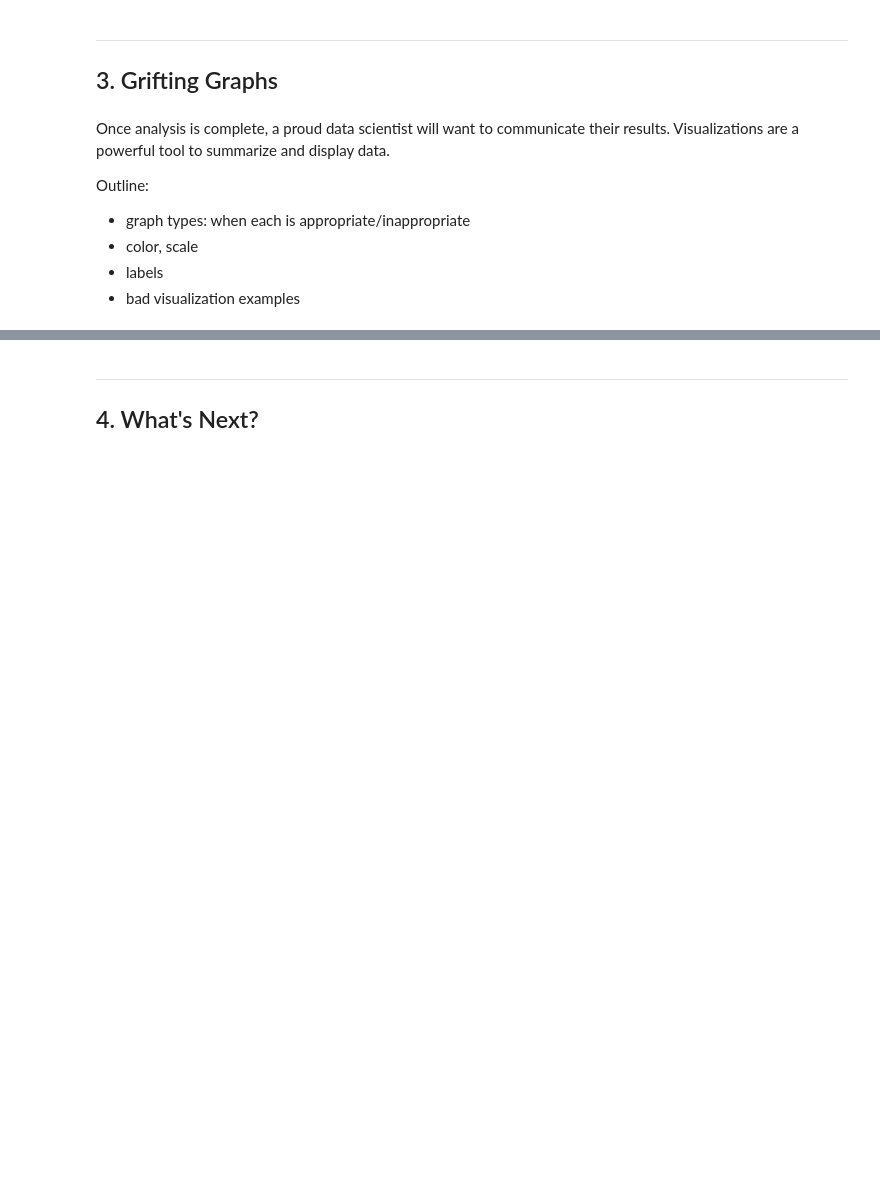
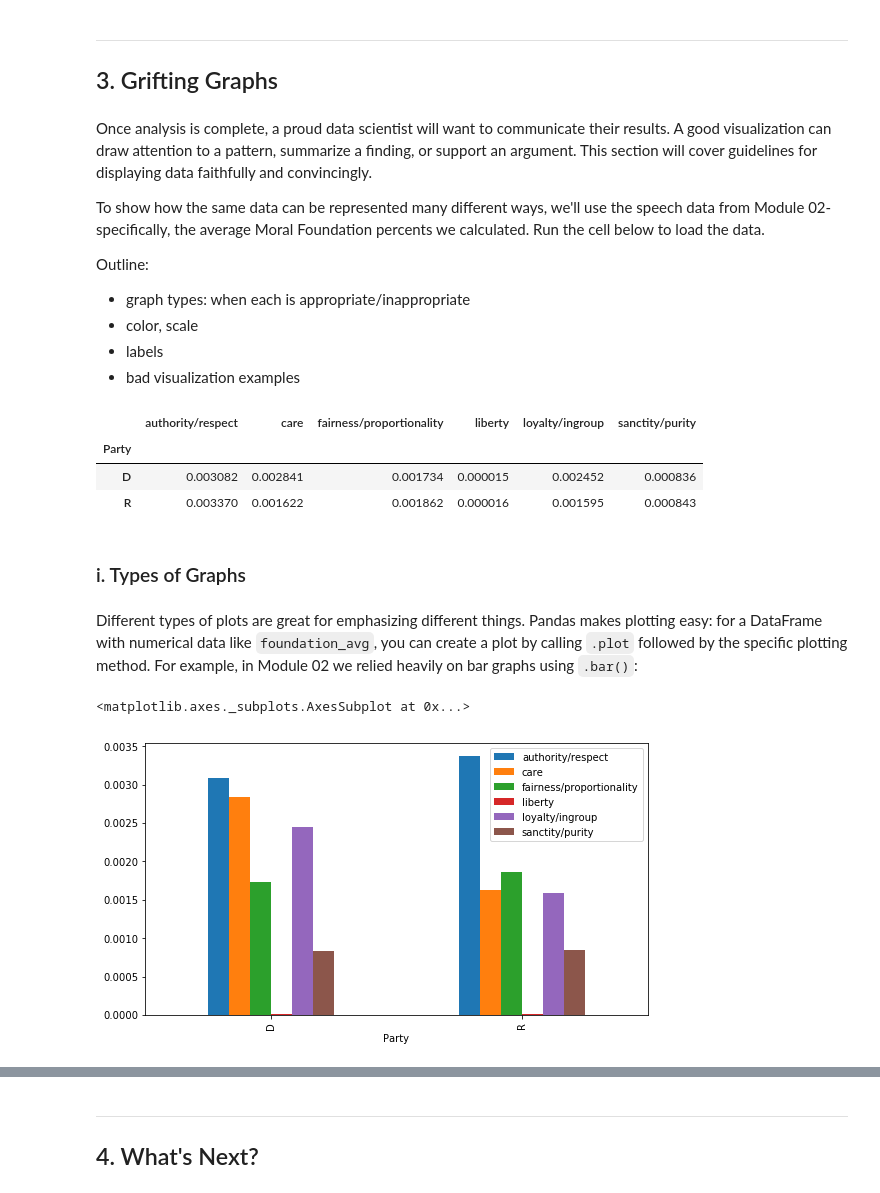
Before and after one commit to ds-modules/XRHETOR-R1A, a Jupyter notebook: 03-Rhetoric-of-Data.ipynb, the cells around one changed output, grey strips where cells are left out. Saved outputs shown, nothing was run; the diff lists cells and outputs as text; code cells hidden in the pictures; blank space fills up the shorter version.

Commit message:
section 3i added

```diff
--- a/03-Rhetoric-of-Data.ipynb
+++ b/03-Rhetoric-of-Data.ipynb
@@ -188,7 +191,9 @@ Outline:
 ---
 ## 3. Grifting Graphs <a id='section 3'></a>
 # %% [markdown]
-Once analysis is complete, a proud data scientist will want to communicate their results. Visualizations are a powerful tool to summarize and display data.
+Once analysis is complete, a proud data scientist will want to communicate their results. A good visualization can draw attention to a pattern, summarize a finding, or support an argument. This section will cover guidelines for displaying data faithfully and convincingly.
+
+To show how the same data can be represented many different ways, we'll use the speech data from Module 02- specifically, the average Moral Foundation percents we calculated. Run the cell below to load the data.
 
 Outline:
 * graph types: when each is appropriate/inappropriate
@@ -199,0 +203,20 @@ Outline:
+# %%
+# read the speech data into a pandas table
+foundation_avg = pd.read_csv('party_avg.csv', index_col=0)
+foundation_avg
+# %% [output]
+|  | authority/respect | care | fairness/proportionality | liberty | loyalty/ingroup | sanctity/purity |
+| Party |  |  |  |  |  |  |
+| D | 0.003082 | 0.002841 | 0.001734 | 0.000015 | 0.002452 | 0.000836 |
+| R | 0.003370 | 0.001622 | 0.001862 | 0.000016 | 0.001595 | 0.000843 |
+# %% [markdown]
+### i. Types of Graphs <a id='subsection 6'></a>
+# %% [markdown]
+Different types of plots are great for emphasizing different things. Pandas makes plotting easy: for a DataFrame with numerical data like `foundation_avg`, you can create a plot by calling `.plot` followed by the specific plotting method. For example, in Module 02 we relied heavily on bar graphs using `.bar()`:
+# %%
+# Create a bar plot of foundation averages.
+# Note: the figsize argument is optional, but can make the plot bigger and easier to read
+foundation_avg.plot.bar(figsize=(9,5))
+# %% [output]
+<matplotlib.axes._subplots.AxesSubplot at 0x...>
+[figure, added]
```
Also changed, not shown: parts of 17 cells of this notebook.
